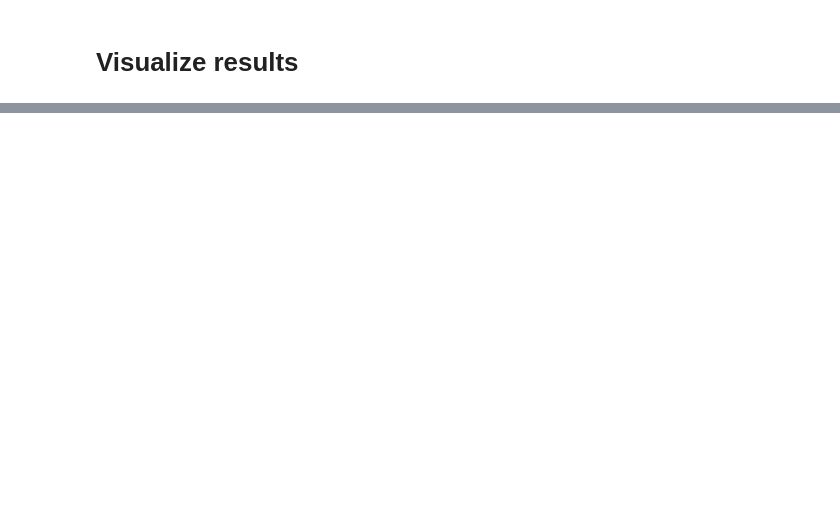
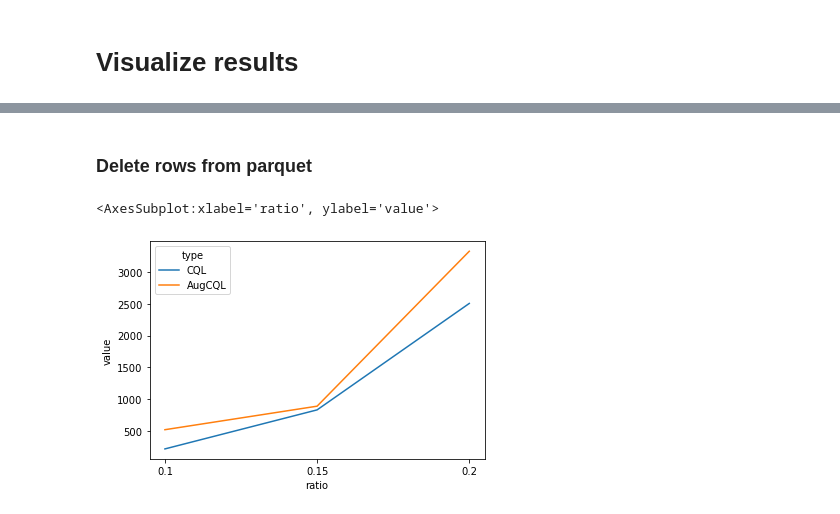
Before and after one commit to gerkone/augrl-tum-adlr-ss22, a Jupyter notebook: experiments/experiment_01/visualization.ipynb, the cells around one changed output, grey strips where cells are left out. Drawn from its saved outputs; the diff is of its cells as text; code cells hidden in the pictures; blank space fills up the shorter version.

Commit message:
Updated experiments framework

```diff
--- a/experiments/experiment_01/visualization.ipynb
+++ b/experiments/experiment_01/visualization.ipynb
@@ -280,0 +308,2 @@ with pd.option_context('display.max_rows', None, 'display.max_columns', None):
+# %% [markdown]
+### Delete rows from parquet
@@ -280,0 +324,9 @@ with pd.option_context('display.max_rows', None, 'display.max_columns', None):
+# %%
+d = {'value': [214.6, 517.3, 829.5, 887.9, 2506.6, 3328.6],
+           'type': ['CQL','AugmentedCQL', 'CQL','AugmentedCQL', 'CQL','AugmentedCQL'],
+           'ratio': ['0.1', '0.1', '0.15', '0.15', '0.2', '0.2']}
+df = pd.DataFrame(data = d)
+sns.lineplot(data=df, x="ratio", y="value", hue="type")
+# %% [output]
+<AxesSubplot:xlabel='ratio', ylabel='value'>
+[figure, added]
```
Also changed, not shown: parts of 7 cells of this notebook, 6 other files.
